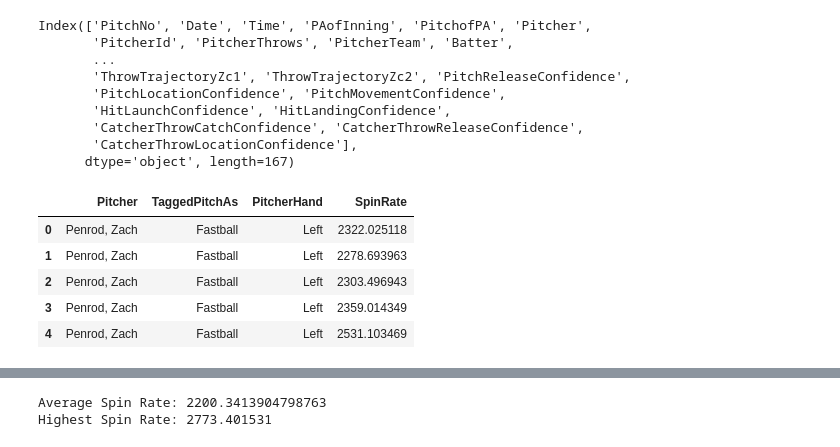
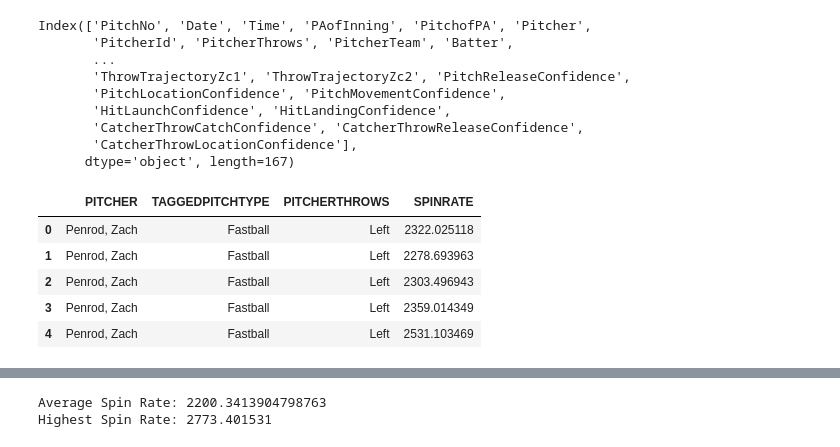
Before and after one commit to palmerwenzel/mitch-trackman-project, a Jupyter notebook: Lesson5.ipynb, the cells around one changed output, grey strips where cells are left out. Cells and saved outputs as stored; diff of their text form; code cells hidden in the pictures.

```diff
--- a/Lesson5.ipynb
+++ b/Lesson5.ipynb
@@ -54,11 +55,12 @@ Index(['PitchNo', 'Date', 'Time', 'PAofInning', 'PitchofPA', 'Pitcher',
 # %%
 df = df[[ 'Pitcher', 'TaggedPitchType', 'PitcherThrows', 'SpinRate']]
 #made a smaller df of the certain categories I needed
-df.index = df.index.astype(str).str.upper() # turned all columns uppercase
+df.columns = df.columns.str.upper() # fixed this to get all of the headings capitalized. did not set the index
 df = df.rename(columns={'TaggedPitchType' : 'TaggedPitchAs', 'PitcherThrows' : 'PitcherHand'}) # renamed a few columns
+
 df.head()
 # %% [output]
-|  | Pitcher | TaggedPitchAs | PitcherHand | SpinRate |
+|  | PITCHER | TAGGEDPITCHTYPE | PITCHERTHROWS | SPINRATE |
 | 0 | Penrod, Zach | Fastball | Left | 2322.025118 |
 | 1 | Penrod, Zach | Fastball | Left | 2278.693963 |
 | 2 | Penrod, Zach | Fastball | Left | 2303.496943 |
```
Also changed, not shown: parts of 10 cells of this notebook.
